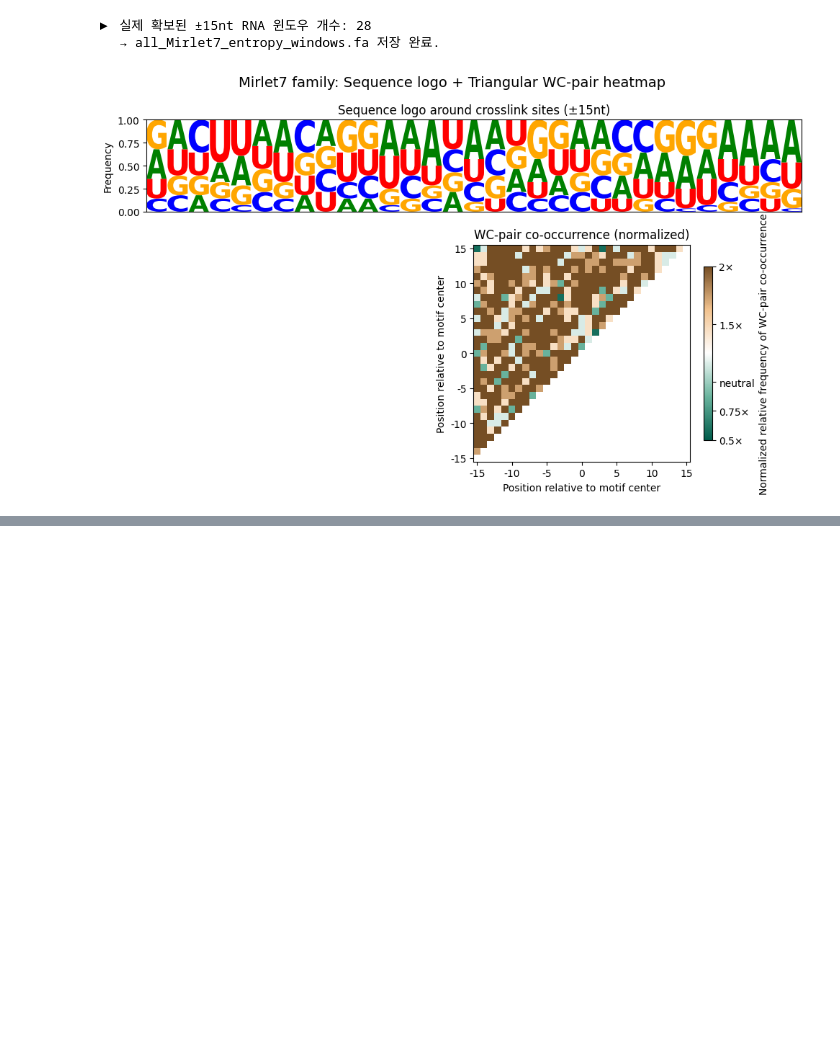
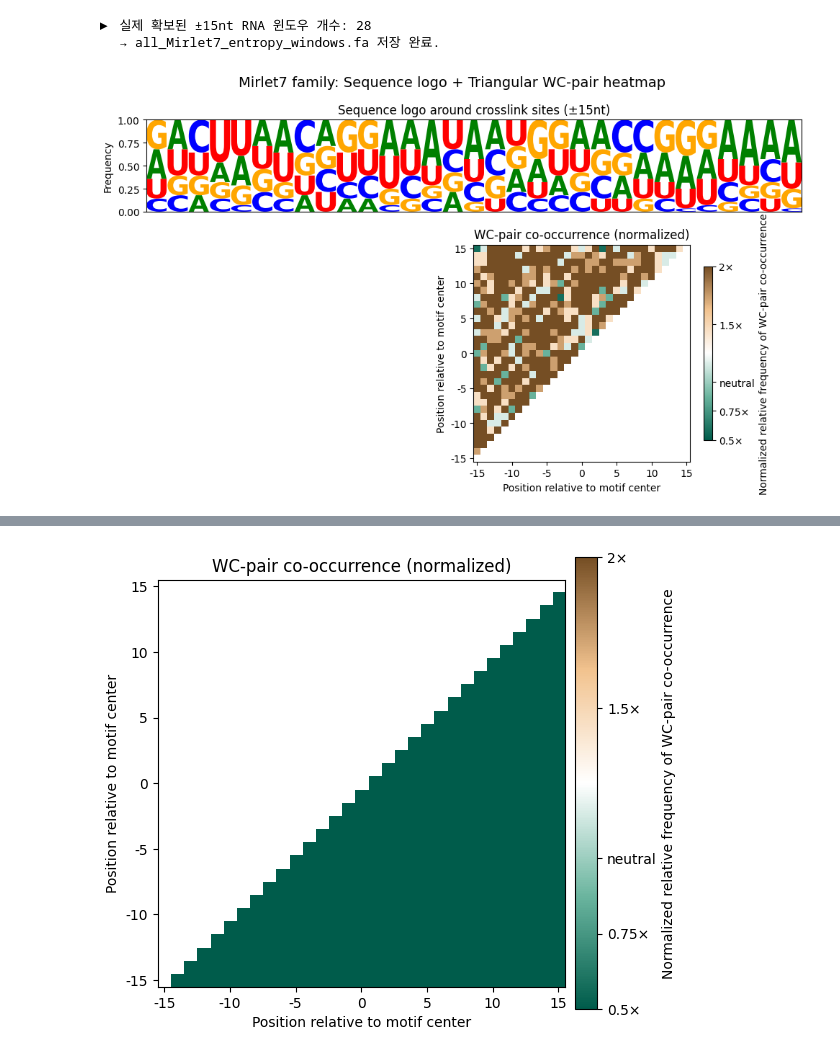
Before and after one commit to Hyeonnji/hyeonji-practice2, a Jupyter notebook: CoLab_TermProj_2025_3.ipynb, the cells around one changed output, grey strips where cells are left out. Saved outputs shown, nothing was run; the diff lists cells and outputs as text; code cells hidden in the pictures; blank space fills up the shorter version.

```diff
--- a/CoLab_TermProj_2025_3.ipynb
+++ b/CoLab_TermProj_2025_3.ipynb
@@ -1219,0 +1551,67 @@ plt.show()
+# %%
+# 1) Watson–Crick 쌍을 판단하는 함수
+def is_wc_pair(a, b):
+    return (a, b) in {("A", "U"), ("U", "A"), ("G", "C"), ("C", "G")}
+
+L = window_length  # 31
+wc_matrix = np.zeros((L, L), dtype=int)
+
+for seq in all_windows:
+    for i in range(L):
+        for j in range(i+1, L):
+            if is_wc_pair(seq[i], seq[j]):
+                wc_matrix[i, j] += 1
+
+# 2) 상대 빈도 (정규화)
+freq_matrix = wc_matrix / N
+expected = freq_matrix.mean()      # 전체 평균값
+rel_matrix = freq_matrix / expected
+plot_matrix = rel_matrix.T         # 시각화를 위해 전치
+# %%
+import matplotlib.pyplot as plt
+from matplotlib.colors import LinearSegmentedColormap
+
+plt.figure(figsize=(6, 6))
+ax_heat = plt.subplot(1, 1, 1)
+
+# 대칭 행렬 상에서 i<j 부분(upper triangle)만 마스크 처리
+mask = np.tril(np.ones_like(plot_matrix, dtype=bool), k=0)
+
+# 커스텀 컬러맵: 민트→흰색→황토, 논문 Fig 2E 스타일
+colors = [
+    (0.00, "#005C4B"),  # 0.5× (진한 민트)
+    (0.25, "#6BB59F"),  # 0.75× (연한 민트)
+    (0.50, "#FFFFFF"),  # neutral (흰색)
+    (0.75, "#F2C38F"),  # 1.5× (연한 황토)
+    (1.00, "#754E24")   # 2× (진한 황토)
+]
+custom_cmap = LinearSegmentedColormap.from_list("Custom", colors)
+
+vmin, vmax = 0.5, 2.0
+masked_matrix = np.ma.masked_where(mask, plot_matrix)
+
+im = ax_heat.imshow(
+    masked_matrix,
+    cmap=custom_cmap, vmin=vmin, vmax=vmax,
+    origin='lower', interpolation='none'
+)
+
+# 눈금: −15…+15 범위, 5 단위마다 tick 설정
+ticks = np.arange(0, L, 5)
+labels = list(range(-15, 16, 5))
+ax_heat.set_xticks(ticks); ax_heat.set_xticklabels(labels)
+ax_heat.set_yticks(ticks); ax_heat.set_yticklabels(labels)
+
+ax_heat.set_xlabel("Position relative to motif center")
+ax_heat.set_ylabel("Position relative to motif center")
+ax_heat.set_title("WC-pair co-occurrence (normalized)")
+
+cbar = plt.colorbar(im, ax=ax_heat, shrink=0.8, pad=0.02)
+cbar.set_label("Normalized relative frequency of WC-pair co-occurrence")
+cbar.set_ticks([0.5, 0.75, 1.0, 1.5, 2.0])
+cbar.set_ticklabels(["0.5×", "0.75×", "neutral", "1.5×", "2×"])
+
+plt.tight_layout()
+plt.show()
+# %% [output]
+[figure, added]
```
Also changed, not shown: parts of 9 cells of this notebook.
